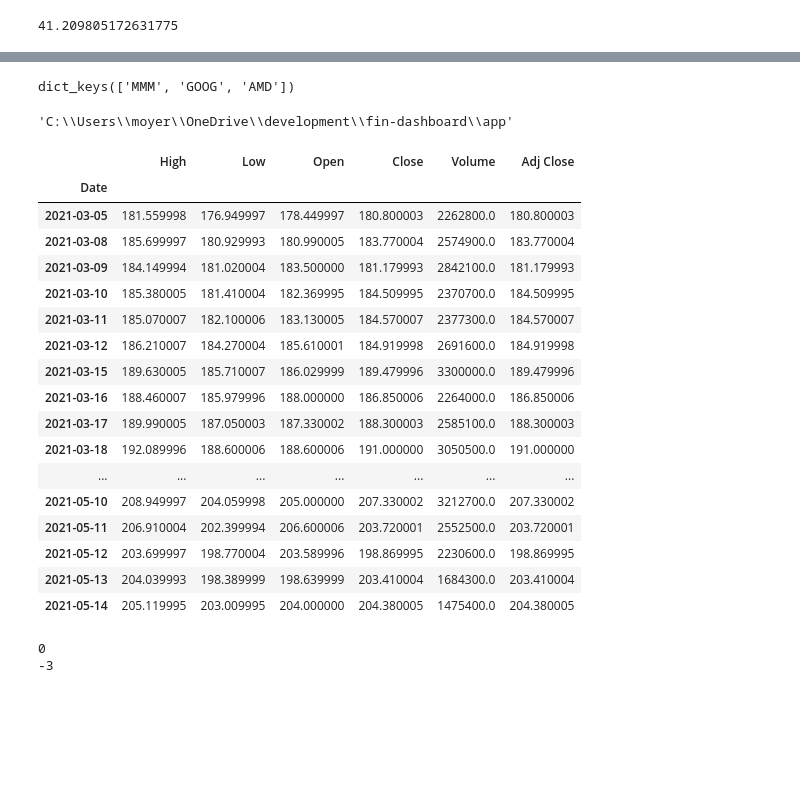
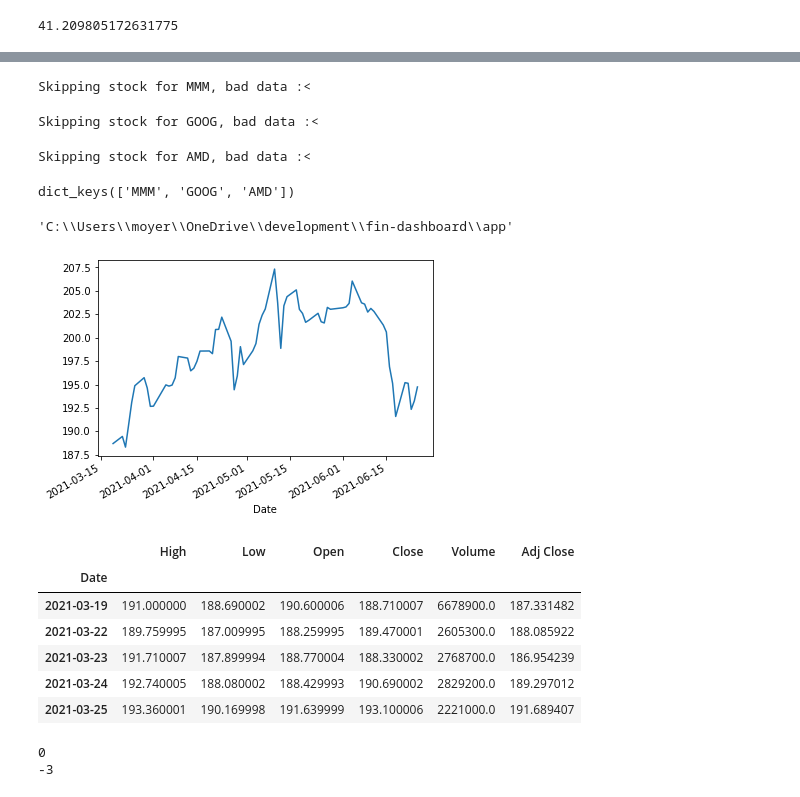
Before and after one commit to lucasdmoyer/two-dolla, a Jupyter notebook: Option Pricing.ipynb, the cells around one changed output, grey strips where cells are left out. Cells and saved outputs as stored; diff of their text form; code cells hidden in the pictures; blank space fills up the shorter version.

```diff
--- a/Option Pricing.ipynb
+++ b/Option Pricing.ipynb
@@ -34,4 +34,6 @@ a.bsm_price()
 # %%
 tickers = ['MMM', 'GOOG', 'AMD']
 days_back = 100
-bars = getStockData(tickers, days_back)
+with open("./stocks.pkl", "rb") as pkl_handle:
+    bars = pickle.load(pkl_handle)
+#bars = getStockData(tickers, days_back)
@@ -61,5 +78,9 @@ def getStocks(tickers, days_back):
 # %%
 tickers = ['MMM', 'GOOG', 'AMD']
 days_back = 100
-#stocks = getStocks(tickers, days_back)
+stocks = getStocks(tickers, days_back)
+# %% [output]
+Skipping stock for MMM, bad data :<
+Skipping stock for GOOG, bad data :<
+Skipping stock for AMD, bad data :<
 # %%
@@ -68,38 +89,29 @@ bars.keys()
 dict_keys(['MMM', 'GOOG', 'AMD'])
 # %%
 import os
+stocks['MMM']['Close'].plot()
 os.getcwd()
 # %% [output]
 'C:\\Users\\moyer\\OneDrive\\development\\fin-dashboard\\app'
+[figure, added]
 # %%
 # SAVE
 with open("stocks.pkl", "wb") as pkl_handle:
-    pickle.dump(bars, pkl_handle)
+    pickle.dump(stocks, pkl_handle)
 # %%
 # LOAD
 bars ={}
 with open("stocks.pkl", "rb") as pkl_handle:
     bars = pickle.load(pkl_handle)
-bars['MMM'].tail(50)
+bars['MMM'].head()
 # %% [output]
 |  | High | Low | Open | Close | Volume | Adj Close |
 | Date |  |  |  |  |  |  |
-| 2021-03-05 | 181.559998 | 176.949997 | 178.449997 | 180.800003 | 2262800.0 | 180.800003 |
-| 2021-03-08 | 185.699997 | 180.929993 | 180.990005 | 183.770004 | 2574900.0 | 183.770004 |
-| 2021-03-09 | 184.149994 | 181.020004 | 183.500000 | 181.179993 | 2842100.0 | 181.179993 |
-| 2021-03-10 | 185.380005 | 181.410004 | 182.369995 | 184.509995 | 2370700.0 | 184.509995 |
-| 2021-03-11 | 185.070007 | 182.100006 | 183.130005 | 184.570007 | 2377300.0 | 184.570007 |
-| 2021-03-12 | 186.210007 | 184.270004 | 185.610001 | 184.919998 | 2691600.0 | 184.919998 |
-| 2021-03-15 | 189.630005 | 185.710007 | 186.029999 | 189.479996 | 3300000.0 | 189.479996 |
-| 2021-03-16 | 188.460007 | 185.979996 | 188.000000 | 186.850006 | 2264000.0 | 186.850006 |
-| 2021-03-17 | 189.990005 | 187.050003 | 187.330002 | 188.300003 | 2585100.0 | 188.300003 |
-| 2021-03-18 | 192.089996 | 188.600006 | 188.600006 | 191.000000 | 3050500.0 | 191.000000 |
-| ... | ... | ... | ... | ... | ... | ... |
-| 2021-05-10 | 208.949997 | 204.059998 | 205.000000 | 207.330002 | 3212700.0 | 207.330002 |
-| 2021-05-11 | 206.910004 | 202.399994 | 206.600006 | 203.720001 | 2552500.0 | 203.720001 |
-| 2021-05-12 | 203.699997 | 198.770004 | 203.589996 | 198.869995 | 2230600.0 | 198.869995 |
-| 2021-05-13 | 204.039993 | 198.389999 | 198.639999 | 203.410004 | 1684300.0 | 203.410004 |
-| 2021-05-14 | 205.119995 | 203.009995 | 204.000000 | 204.380005 | 1475400.0 | 204.380005 |
+| 2021-03-19 | 191.000000 | 188.690002 | 190.600006 | 188.710007 | 6678900.0 | 187.331482 |
+| 2021-03-22 | 189.759995 | 187.009995 | 188.259995 | 189.470001 | 2605300.0 | 188.085922 |
+| 2021-03-23 | 191.710007 | 187.899994 | 188.770004 | 188.330002 | 2768700.0 | 186.954239 |
+| 2021-03-24 | 192.740005 | 188.080002 | 188.429993 | 190.690002 | 2829200.0 | 189.297012 |
+| 2021-03-25 | 193.360001 | 190.169998 | 191.639999 | 193.100006 | 2221000.0 | 191.689407 |
 # %%
 T = 2
 K_date = '2021-06-11'
```
Also changed, not shown: parts of 11 cells of this notebook, 9 other files.
